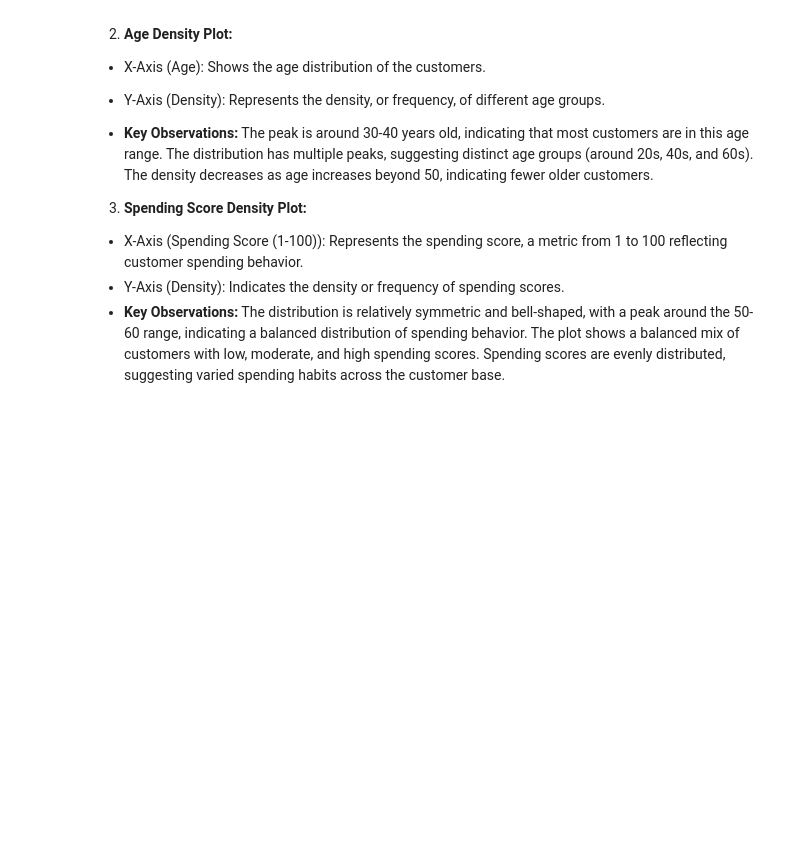
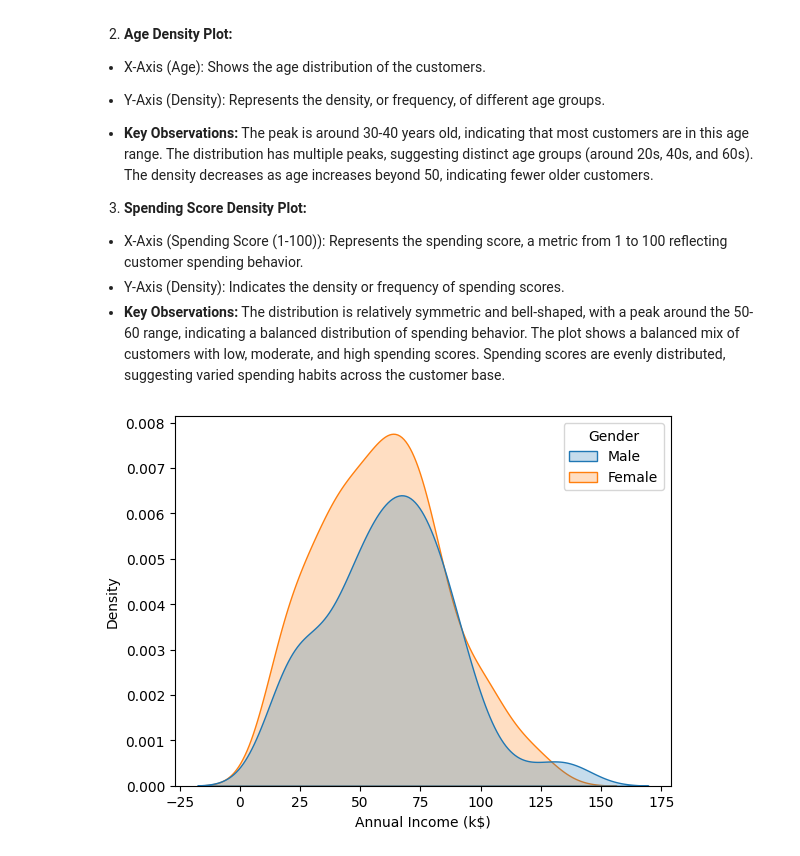
Before and after one commit to Payal2000/Customer-Segmentation-and-Clustering, a Jupyter notebook: Customer_Segmenation.ipynb, the cells around one changed output. Drawn from its saved outputs; the diff is of its cells as text; code cells hidden in the pictures; blank space fills up the shorter version.

```diff
--- a/Customer_Segmenation.ipynb
+++ b/Customer_Segmenation.ipynb
@@ -128,3 +128,7 @@ The density decreases as age increases beyond 50, indicating fewer older custome
 The distribution is relatively symmetric and bell-shaped, with a peak around the 50-60 range, indicating a balanced distribution of spending behavior.
 The plot shows a balanced mix of customers with low, moderate, and high spending scores.
 Spending scores are evenly distributed, suggesting varied spending habits across the customer base.
+# %%
+sns.kdeplot(x=data['Annual Income (k$)'],shade = True, hue = data['Gender']);
+# %% [output]
+[figure, added]
```
Also changed, not shown: parts of 2 cells of this notebook.
